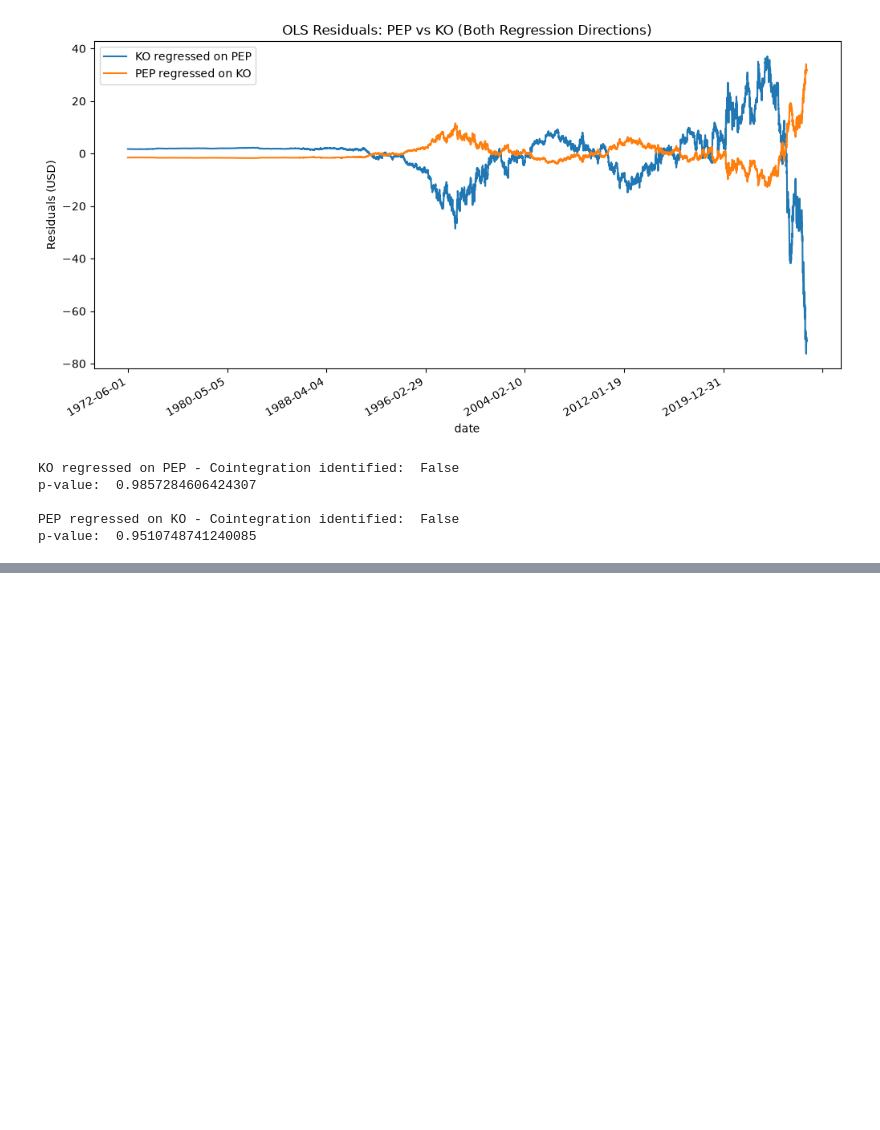
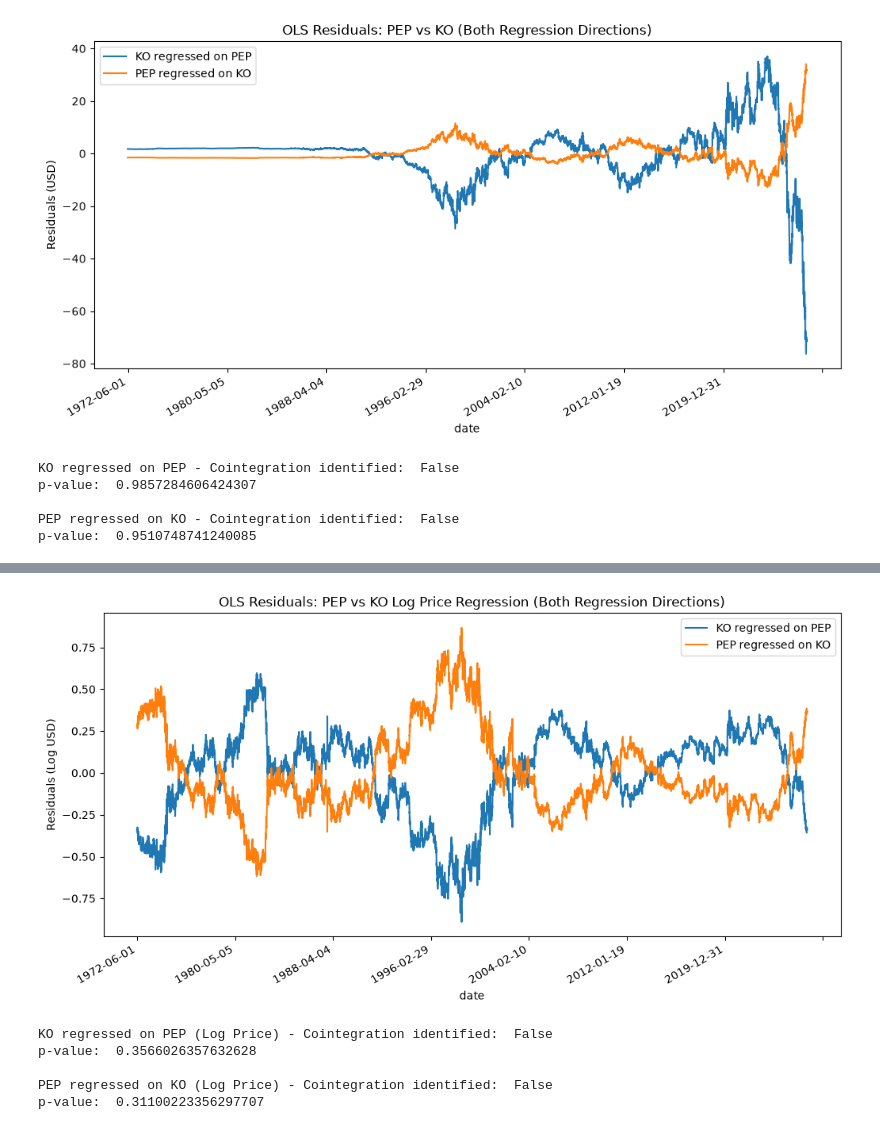
Before and after one commit to BenJonesData/pairs-trading-regime-stability, a Jupyter notebook: notebooks/02_baseline_cointegration.ipynb, the cells around one changed output, grey strips where cells are left out. Drawn from its saved outputs; the diff is of its cells as text; code cells hidden in the pictures; blank space fills up the shorter version.

```diff
--- a/notebooks/02_baseline_cointegration.ipynb
+++ b/notebooks/02_baseline_cointegration.ipynb
@@ -53,0 +75,21 @@ p-value:  0.9510748741240085
+# %%
+model_log_ko_pep = sm.OLS(df_log['log_close_pep'], sm.add_constant(df_log['log_close_ko']))
+results_log_ko_pep = model_log_ko_pep.fit()
+
+model_log_pep_ko = sm.OLS(df_log['log_close_ko'], sm.add_constant(df_log['log_close_pep']))
+results_log_pep_ko = model_log_pep_ko.fit()
+# %%
+plt.figure(figsize=(12, 6))
+
+results_log_ko_pep.resid.plot(label="KO regressed on PEP")
+results_log_pep_ko.resid.plot(label="PEP regressed on KO")
+
+plt.title("OLS Residuals: PEP vs KO Log Price Regression (Both Regression Directions)")
+plt.ylabel("Residuals (Log USD)")
+plt.legend()
+
+plt.gcf().autofmt_xdate()
+
+plt.show()
+# %% [output]
+[figure, added]
@@ -53,0 +99,9 @@ p-value:  0.9510748741240085
+# %%
+print("KO regressed on PEP (Log Price) - Cointegration identified: ", pvalue_log_ko_pep<=0.05, "\np-value: ", pvalue_log_ko_pep, "\n")
+print("PEP regressed on KO (Log Price) - Cointegration identified: ", pvalue_log_pep_ko<=0.05, "\np-value: ", pvalue_log_pep_ko)
+# %% [output]
+KO regressed on PEP (Log Price) - Cointegration identified:  False
+p-value:  0.3566026357632628
+
+PEP regressed on KO (Log Price) - Cointegration identified:  False
+p-value:  0.31100223356297707
```
Also changed, not shown: parts of 6 cells of this notebook.
